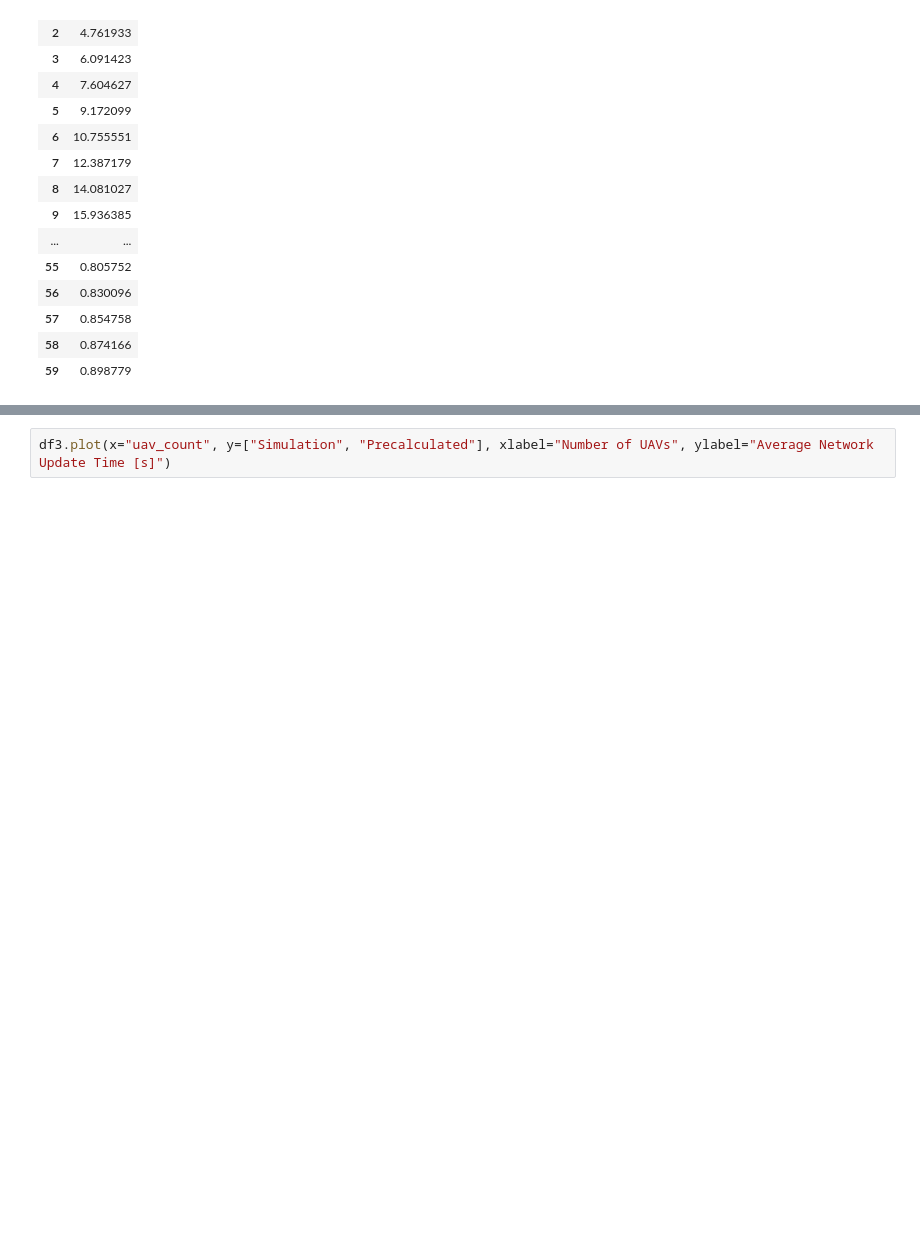
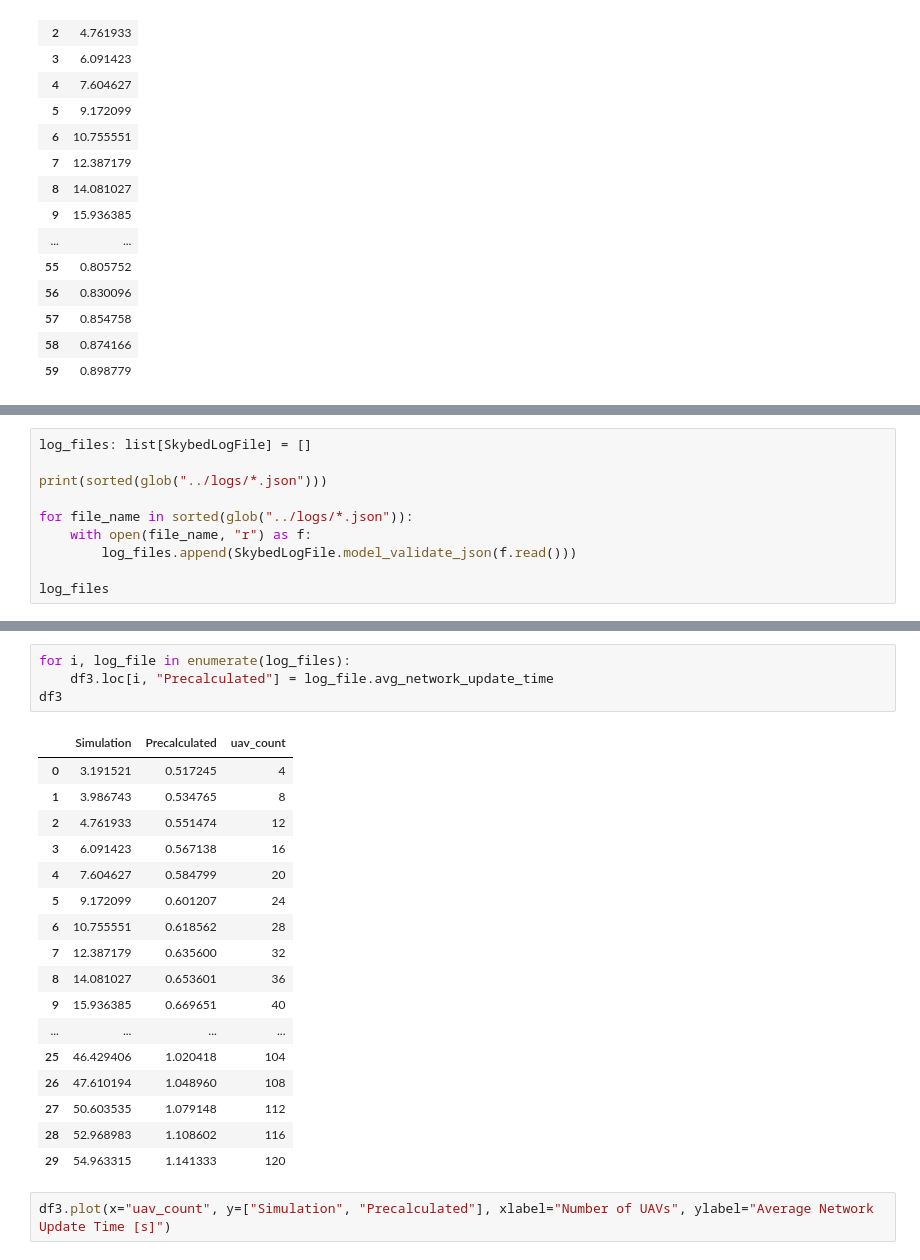
Before and after one commit to jan-be/skybed, a Jupyter notebook: evaluation/evaluation_graphs.ipynb, the cells around one changed output, grey strips where cells are left out. Cells and saved outputs as stored; diff of their text form; blank space fills up the shorter version.

```diff
--- a/evaluation/evaluation_graphs.ipynb
+++ b/evaluation/evaluation_graphs.ipynb
@@ -214,0 +218,10 @@ df3
+# %%
+log_files: list[SkybedLogFile] = []
+
+print(sorted(glob("../logs/*.json")))
+
+for file_name in sorted(glob("../logs/*.json")):
+    with open(file_name, "r") as f:
+        log_files.append(SkybedLogFile.model_validate_json(f.read()))
+
+log_files
@@ -215,3 +247,25 @@ df3
+# %%
+for i, log_file in enumerate(log_files):
+    df3.loc[i, "Precalculated"] = log_file.avg_network_update_time
+df3
+# %% [output]
+|  | Simulation | Precalculated | uav_count |
+| 0 | 3.191521 | 0.517245 | 4 |
+| 1 | 3.986743 | 0.534765 | 8 |
+| 2 | 4.761933 | 0.551474 | 12 |
+| 3 | 6.091423 | 0.567138 | 16 |
+| 4 | 7.604627 | 0.584799 | 20 |
+| 5 | 9.172099 | 0.601207 | 24 |
+| 6 | 10.755551 | 0.618562 | 28 |
+| 7 | 12.387179 | 0.635600 | 32 |
+| 8 | 14.081027 | 0.653601 | 36 |
+| 9 | 15.936385 | 0.669651 | 40 |
+| ... | ... | ... | ... |
+| 25 | 46.429406 | 1.020418 | 104 |
+| 26 | 47.610194 | 1.048960 | 108 |
+| 27 | 50.603535 | 1.079148 | 112 |
+| 28 | 52.968983 | 1.108602 | 116 |
+| 29 | 54.963315 | 1.141333 | 120 |
 # %%
 df3.plot(x="uav_count", y=["Simulation", "Precalculated"], xlabel="Number of UAVs", ylabel="Average Network Update Time [s]")
 # %% [output]
```
Also changed, not shown: parts of 4 cells of this notebook, 5 other files.
